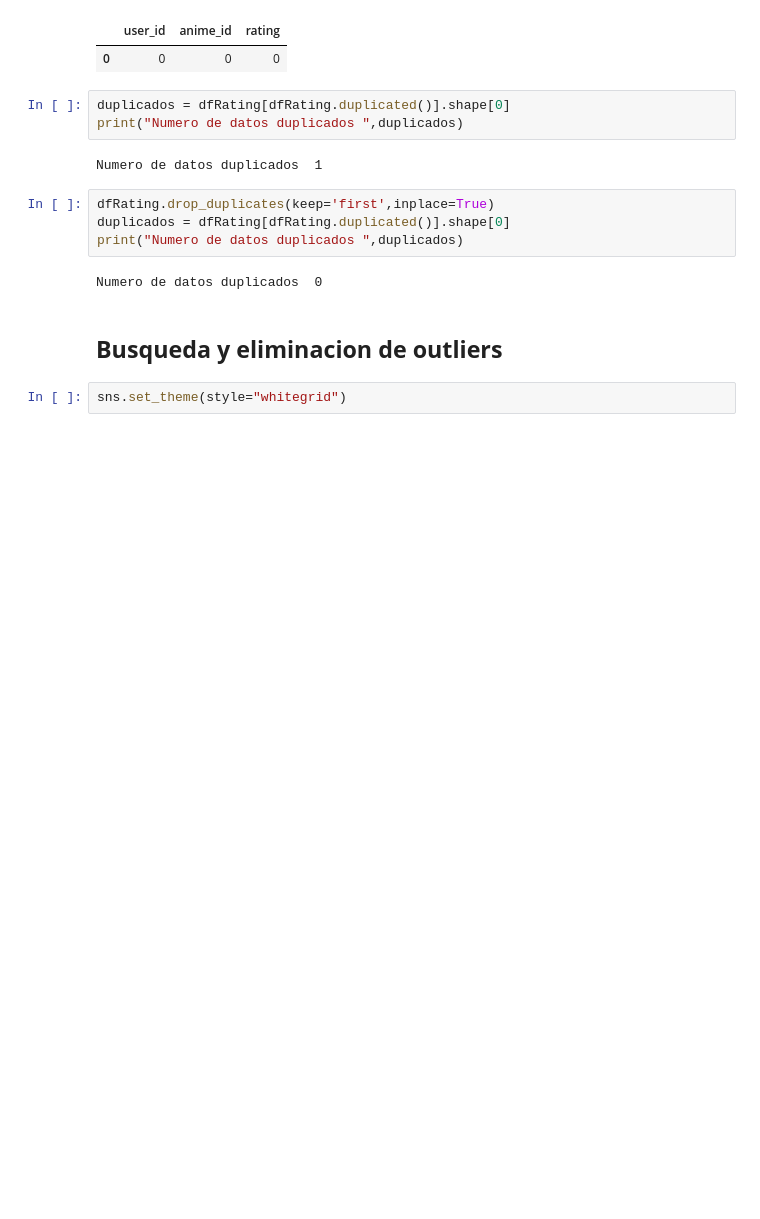
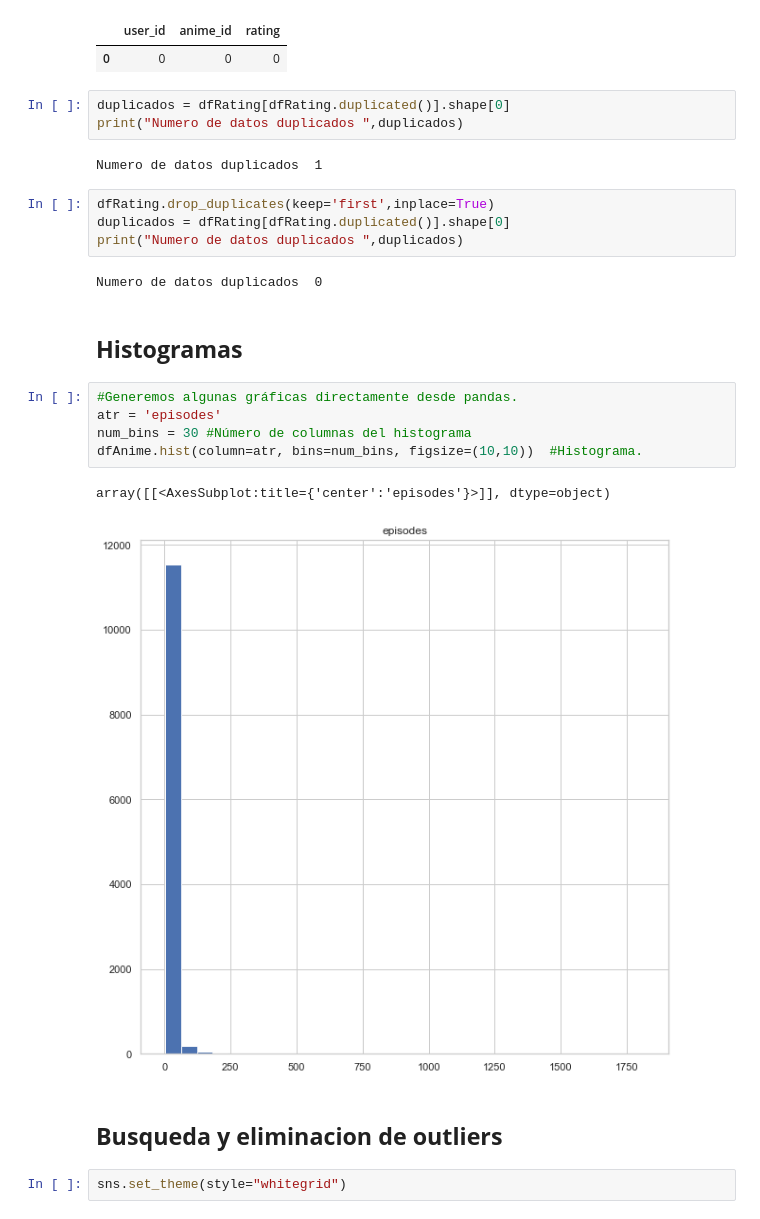
Before and after one commit to 1KVueltasAlCampo/AI-anime-recomendation, a Jupyter notebook: 1raEntrega/Codigo/EDARecomendacionAnime.ipynb, the cells around one changed output. Drawn from its saved outputs; the diff is of its cells as text; blank space fills up the shorter version.

```diff
--- a/1raEntrega/Codigo/EDARecomendacionAnime.ipynb
+++ b/1raEntrega/Codigo/EDARecomendacionAnime.ipynb
@@ -134,6 +134,16 @@ duplicados = dfRating[dfRating.duplicated()].shape[0]
 print("Numero de datos duplicados ",duplicados)
 # %% [output]
 Numero de datos duplicados  0
+# %% [markdown]
+## **Histogramas**
+# %%
+#Generemos algunas gráficas directamente desde pandas.
+atr = 'episodes'
+num_bins = 30 #Número de columnas del histograma
+dfAnime.hist(column=atr, bins=num_bins, figsize=(10,10))  #Histograma.
+# %% [output]
+array([[<AxesSubplot:title={'center':'episodes'}>]], dtype=object)
+[figure, added]
 # %% [markdown]
 ## **Busqueda y eliminacion de outliers**
 # %%
```
Also changed, not shown: parts of 3 cells of this notebook.
